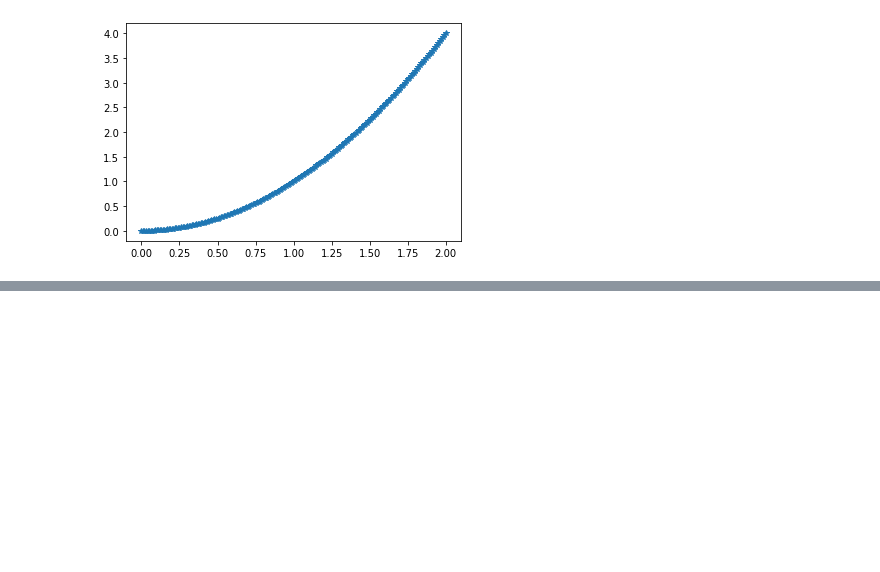
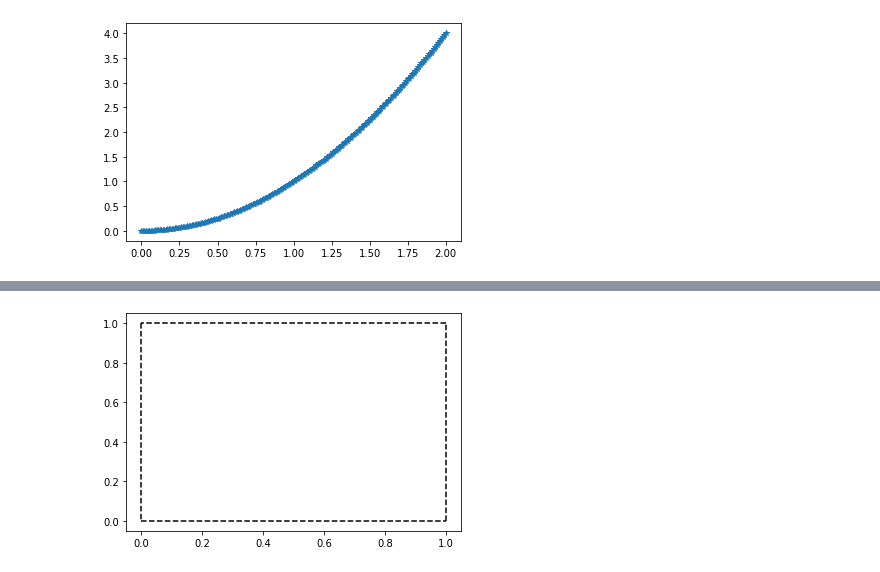
Before and after one commit to UZerbinati/Suite, a Jupyter notebook: Docs/Geo/Geometry1D.ipynb, the cells around one changed output, grey strips where cells are left out. Saved outputs shown, nothing was run; the diff lists cells and outputs as text; code cells hidden in the pictures; blank space fills up the shorter version.

```diff
--- a/Docs/Geo/Geometry1D.ipynb
+++ b/Docs/Geo/Geometry1D.ipynb
@@ -111,0 +132,14 @@ Integrate(f,mesh)
+# %%
+Q = Square()
+P = Point2D();
+P.Set([0.0,0.0])
+Q.setVertex(P,0)
+P.Set([1.0,0.0])
+Q.setVertex(P,1)
+P.Set([1.0,1.0])
+Q.setVertex(P,2)
+P.Set([0.0,1.0])
+Q.setVertex(P,3)
+DrawSquare(Q)
+# %% [output]
+[figure, added]
```
Also changed, not shown: parts of 2 cells of this notebook, 26 other files.
